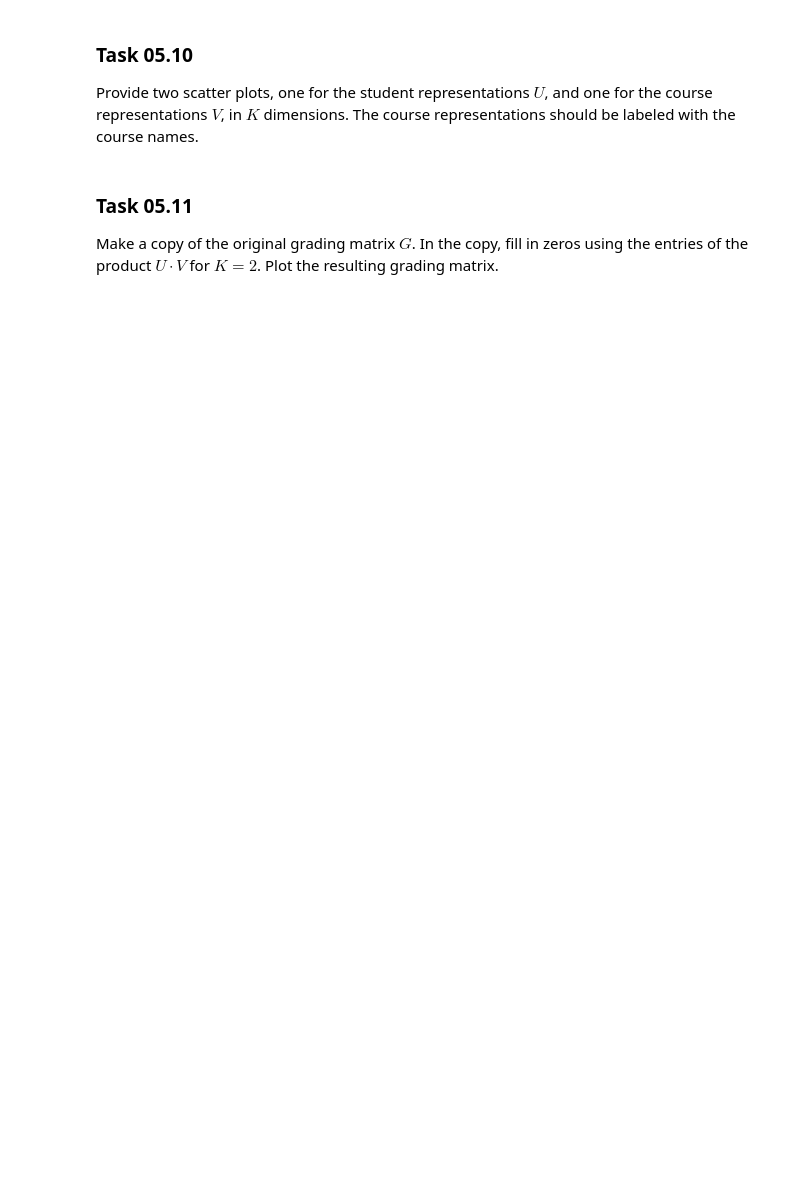
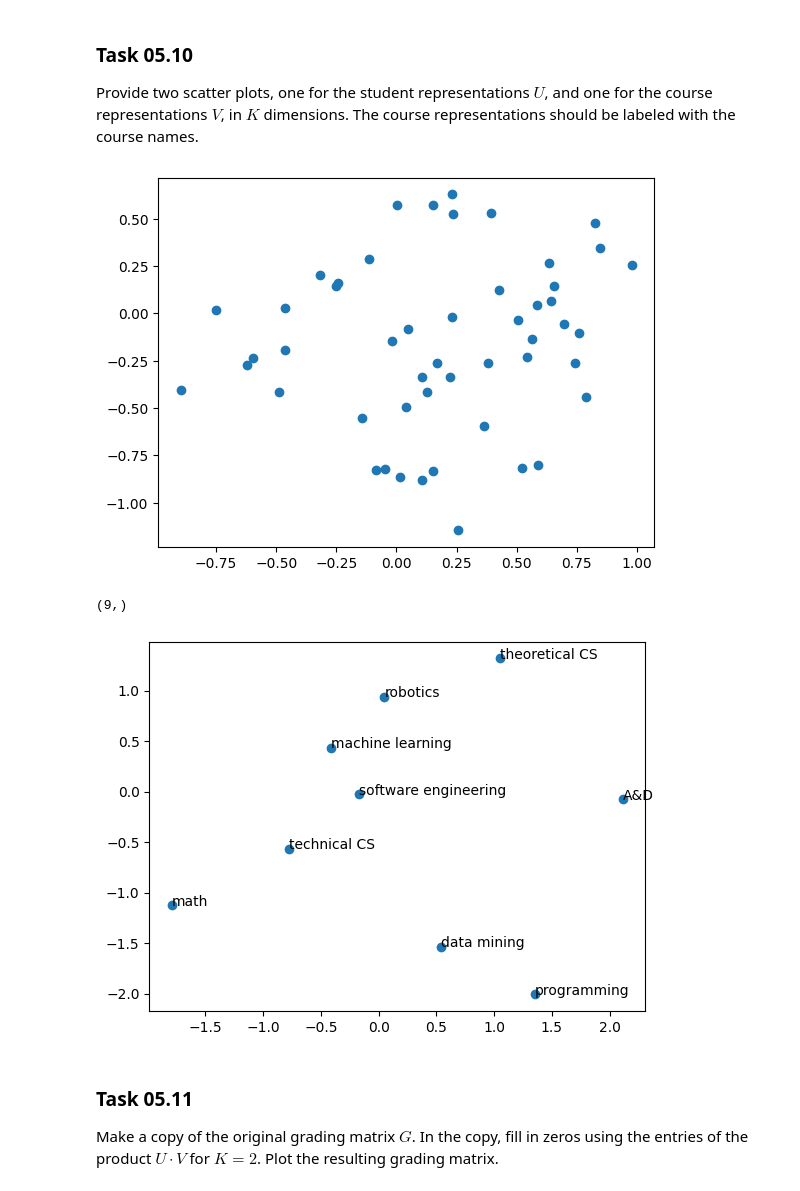
Before and after one commit to sachinskss/dataminingEx, a Jupyter notebook: sheet05_lukas.ipynb, the cells around one changed output. Saved outputs shown, nothing was run; the diff lists cells and outputs as text; code cells hidden in the pictures; blank space fills up the shorter version.

```diff
--- a/sheet05_lukas.ipynb
+++ b/sheet05_lukas.ipynb
@@ -314,6 +323,27 @@ Provide a plot with the number of latent dimensions $K$ on the x axis and the re
 ### Task 05.10
 
 Provide two scatter plots, one for the student representations $U$, and one for the course representations $V$, in $K$ dimensions. The course representations should be labeled with the course names.
+# %%
+U, V = mat_fact(G, 2)
+
+# student representations
+
+plt.scatter(U.T[0], U.T[1])
+plt.show()
+
+# course representations
+X = V[0]
+Y = V[1]
+print(X.shape)
+fig, ax = plt.subplots()
+ax.scatter(X, Y)
+#https://stackoverflow.com/a/14434334/4545369
+for i, course in enumerate(courses):
+    ax.annotate(course, (X[i], Y[i]))
+# %% [output]
+[figure, added]
+(9,)
+[figure, added]
 # %% [markdown]
 ### Task 05.11
 
```
Also changed, not shown: parts of 4 cells of this notebook.
